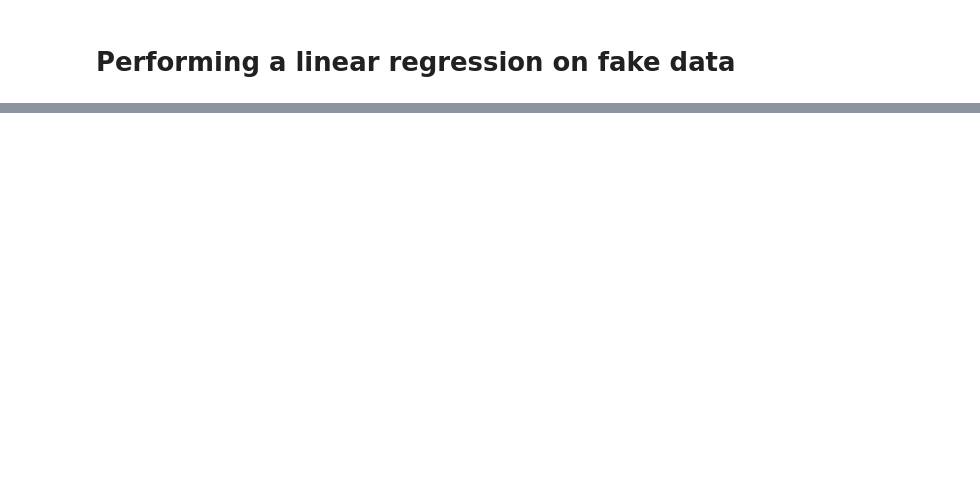
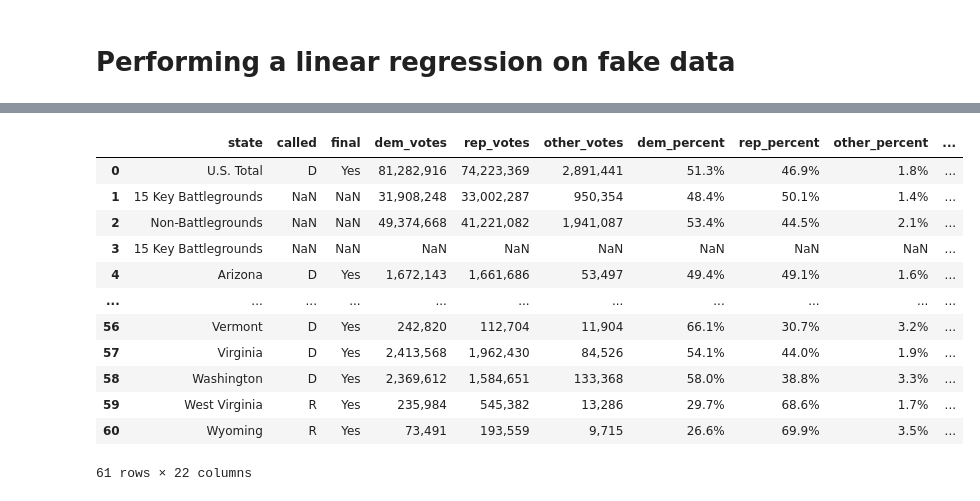
Before and after one commit to elevien/math50, a Jupyter notebook: hello_linear_regression.ipynb, the cells around one changed output, grey strips where cells are left out. Saved outputs shown, nothing was run; the diff lists cells and outputs as text; code cells hidden in the pictures; blank space fills up the shorter version.

```diff
--- a/hello_linear_regression.ipynb
+++ b/hello_linear_regression.ipynb
@@ -275,0 +428,18 @@ plt.plot()
+# %%
+vote_data = pd.read_csv("https://docs.google.com/spreadsheets/d/e/2PACX-1vS3Z8Rq9xqOLISwoKdK0n6CFLBuPSCoXbbLeY8vhi-rzFS3ZFNEtR0BCdEbHcS-2Tlh5aPcnZbwBLao/pub?output=csv")
+# %%
+vote_data
+# %% [output]
+|  | state | called | final | dem_votes | rep_votes | other_votes | dem_percent | rep_percent | other_percent | ... |
+| 0 | U.S. Total | D | Yes | 81,282,916 | 74,223,369 | 2,891,441 | 51.3% | 46.9% | 1.8% | ... |
+| 1 | 15 Key Battlegrounds | NaN | NaN | 31,908,248 | 33,002,287 | 950,354 | 48.4% | 50.1% | 1.4% | ... |
+| 2 | Non-Battlegrounds | NaN | NaN | 49,374,668 | 41,221,082 | 1,941,087 | 53.4% | 44.5% | 2.1% | ... |
+| 3 | 15 Key Battlegrounds | NaN | NaN | NaN | NaN | NaN | NaN | NaN | NaN | ... |
+| 4 | Arizona | D | Yes | 1,672,143 | 1,661,686 | 53,497 | 49.4% | 49.1% | 1.6% | ... |
+| ... | ... | ... | ... | ... | ... | ... | ... | ... | ... | ... |
+| 56 | Vermont | D | Yes | 242,820 | 112,704 | 11,904 | 66.1% | 30.7% | 3.2% | ... |
+| 57 | Virginia | D | Yes | 2,413,568 | 1,962,430 | 84,526 | 54.1% | 44.0% | 1.9% | ... |
+| 58 | Washington | D | Yes | 2,369,612 | 1,584,651 | 133,368 | 58.0% | 38.8% | 3.3% | ... |
+| 59 | West Virginia | R | Yes | 235,984 | 545,382 | 13,286 | 29.7% | 68.6% | 1.7% | ... |
+| 60 | Wyoming | R | Yes | 73,491 | 193,559 | 9,715 | 26.6% | 69.9% | 3.5% | ... |
+61 rows × 22 columns
```
Also changed, not shown: parts of 45 cells of this notebook.
